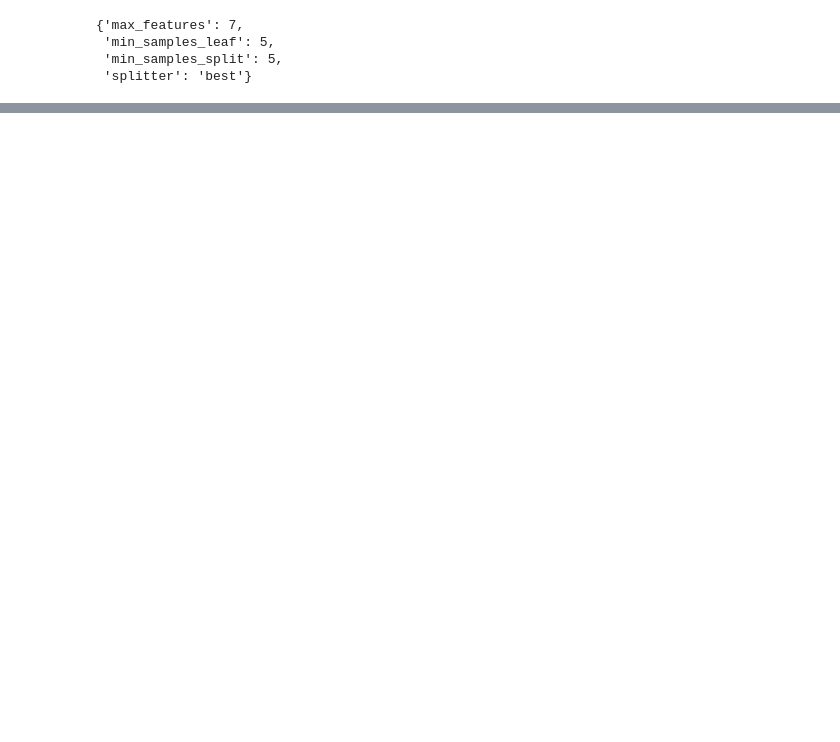
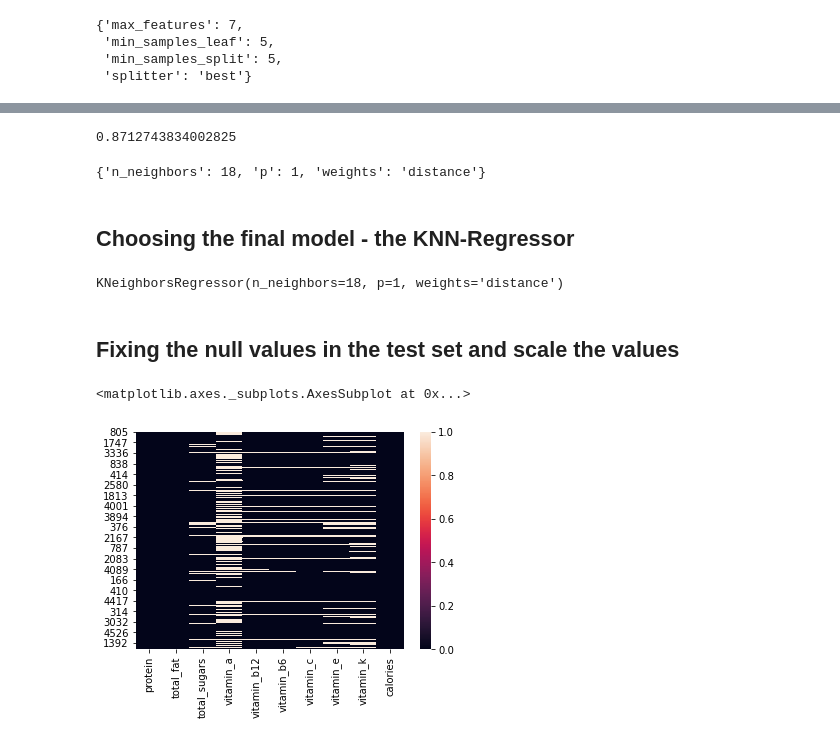
Before and after one commit to yarinl139/ProjectSemesterA, a Jupyter notebook: PYTHONFINAL.ipynb, the cells around one changed output, grey strips where cells are left out. Saved outputs shown, nothing was run; the diff lists cells and outputs as text; code cells hidden in the pictures; blank space fills up the shorter version.

Commit message:
KNN-Regressor final model

```diff
--- a/PYTHONFINAL.ipynb
+++ b/PYTHONFINAL.ipynb
@@ -402,0 +459,22 @@ grid_search.best_params_
+# %%
+grid_search.best_score_
+# %% [output]
+0.8712743834002825
+# %%
+grid_search.best_params_
+# %% [output]
+{'n_neighbors': 18, 'p': 1, 'weights': 'distance'}
+# %% [markdown]
+## Choosing the final model - the KNN-Regressor
+# %%
+final_model=grid_search.best_estimator_
+final_model
+# %% [output]
+KNeighborsRegressor(n_neighbors=18, p=1, weights='distance')
+# %% [markdown]
+## Fixing the null values in the test set and scale the values
+# %%
+sns.heatmap(test_set.isnull())
+# %% [output]
+<matplotlib.axes._subplots.AxesSubplot at 0x...>
+[figure, added]
```
Also changed, not shown: parts of 16 cells of this notebook.
